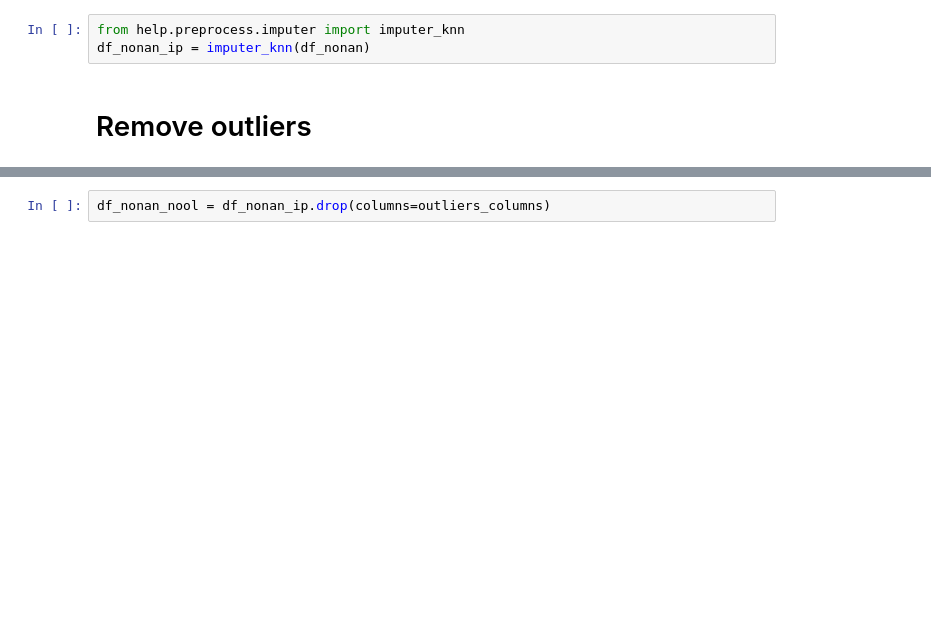
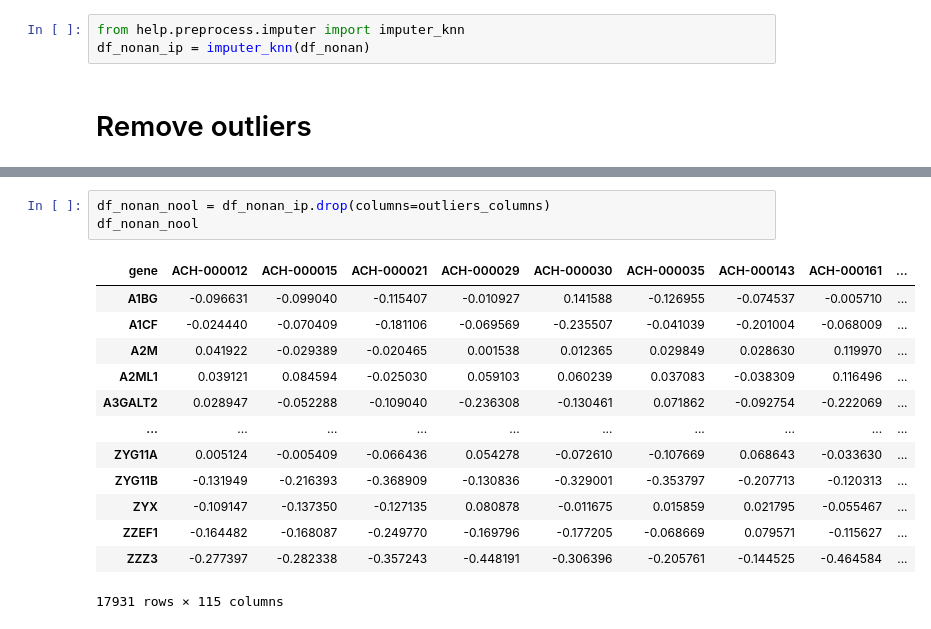
Before and after one commit to giordamaug/HELP, a Jupyter notebook: help/notebooks/labelling_tissue_AE.ipynb, the cells around one changed output, grey strips where cells are left out. Saved outputs shown, nothing was run; the diff lists cells and outputs as text; blank space fills up the shorter version.

```diff
--- a/help/notebooks/labelling_tissue_AE.ipynb
+++ b/help/notebooks/labelling_tissue_AE.ipynb
@@ -176,5 +157,20 @@ Rimosse 3 colonne perché outliers (distanza Mahalanobis > 151.2480758576962)
 # %%
 df_nonan_nool = df_nonan_ip.drop(columns=outliers_columns)
+df_nonan_nool
+# %% [output]
+| gene | ACH-000012 | ACH-000015 | ACH-000021 | ACH-000029 | ACH-000030 | ACH-000035 | ACH-000143 | ACH-000161 | ... |
+| A1BG | -0.096631 | -0.099040 | -0.115407 | -0.010927 | 0.141588 | -0.126955 | -0.074537 | -0.005710 | ... |
+| A1CF | -0.024440 | -0.070409 | -0.181106 | -0.069569 | -0.235507 | -0.041039 | -0.201004 | -0.068009 | ... |
+| A2M | 0.041922 | -0.029389 | -0.020465 | 0.001538 | 0.012365 | 0.029849 | 0.028630 | 0.119970 | ... |
+| A2ML1 | 0.039121 | 0.084594 | -0.025030 | 0.059103 | 0.060239 | 0.037083 | -0.038309 | 0.116496 | ... |
+| A3GALT2 | 0.028947 | -0.052288 | -0.109040 | -0.236308 | -0.130461 | 0.071862 | -0.092754 | -0.222069 | ... |
+| ... | ... | ... | ... | ... | ... | ... | ... | ... | ... |
+| ZYG11A | 0.005124 | -0.005409 | -0.066436 | 0.054278 | -0.072610 | -0.107669 | 0.068643 | -0.033630 | ... |
+| ZYG11B | -0.131949 | -0.216393 | -0.368909 | -0.130836 | -0.329001 | -0.353797 | -0.207713 | -0.120313 | ... |
+| ZYX | -0.109147 | -0.137350 | -0.127135 | 0.080878 | -0.011675 | 0.015859 | 0.021795 | -0.055467 | ... |
+| ZZEF1 | -0.164482 | -0.168087 | -0.249770 | -0.169796 | -0.177205 | -0.068669 | 0.079571 | -0.115627 | ... |
+| ZZZ3 | -0.277397 | -0.282338 | -0.357243 | -0.448191 | -0.306396 | -0.205761 | -0.144525 | -0.464584 | ... |
+17931 rows × 115 columns
 # %%
 import torch
 import torch.nn as nn
```
Also changed, not shown: parts of 8 cells of this notebook.
